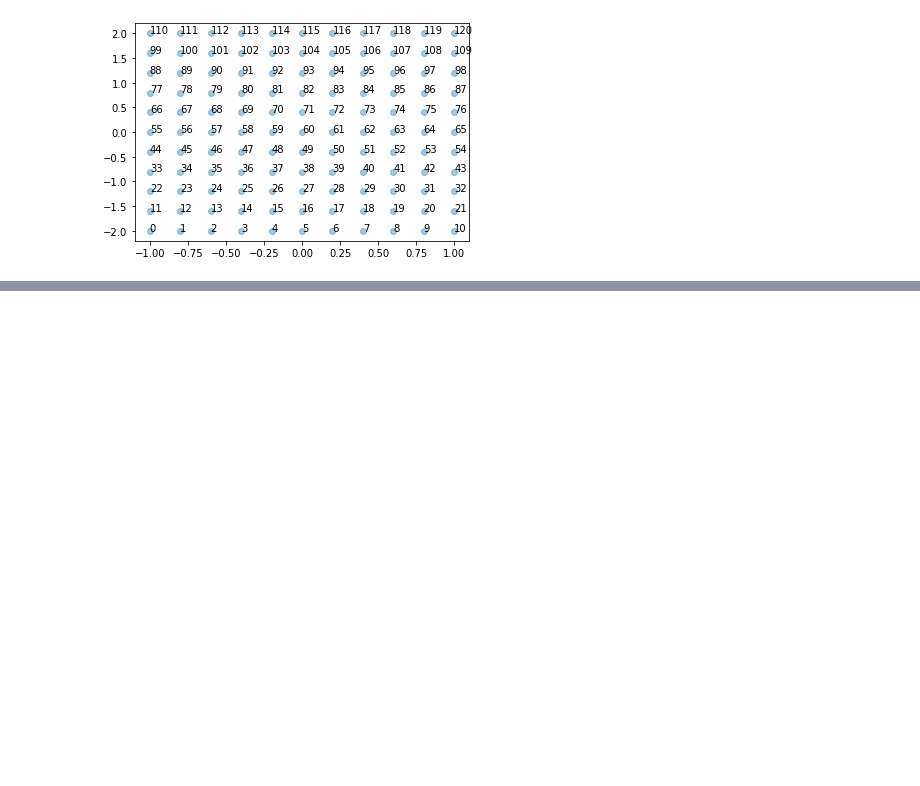
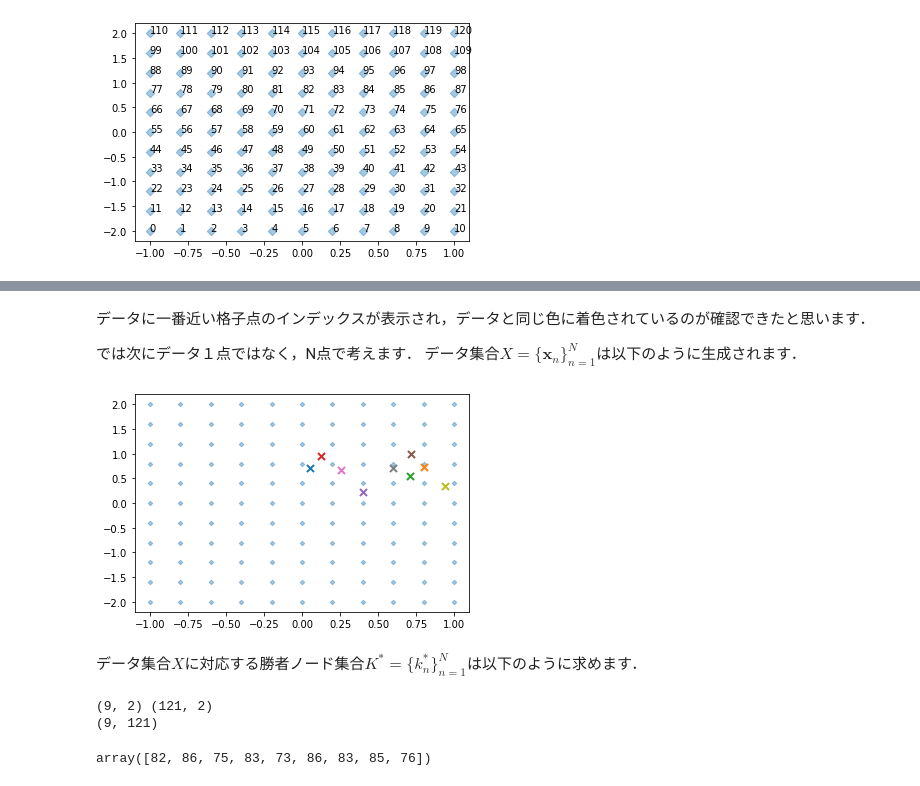
Before and after one commit to furukawa-laboratory/rookies_workout_2021, a Jupyter notebook: som/flab_techniqs.ipynb, the cells around one changed output, grey strips where cells are left out. Cells and saved outputs as stored; diff of their text form; code cells hidden in the pictures; blank space fills up the shorter version.

```diff
--- a/som/flab_techniqs.ipynb
+++ b/som/flab_techniqs.ipynb
@@ -272,0 +384,30 @@ print("")
+# %% [markdown]
+データに一番近い格子点のインデックスが表示され，データと同じ色に着色されているのが確認できたと思います．
+
+
+では次にデータ１点ではなく，N点で考えます．
+データ集合$X = \{ \mathbf{x}_n\}_{n=1}^N$は以下のように生成されます．
+# %%
+N = 9
+X = np.random.rand(N*2).reshape(N,2)
+cmap = plt.get_cmap("tab10")
+
+plt.scatter(M[:, 0], M[:, 1], alpha=0.4, marker='D', s=10)
+for n in range(N):
+    plt.scatter(X[n, 0], X[n, 1], color=cmap(n), s=50, marker='x', linewidths=2)
+# %% [output]
+[figure, added]
+# %% [markdown]
+データ集合$X$に対応する勝者ノード集合$K^* = \{ k_n^*\}_{n=1}^N$は以下のように求めます．
+# %%
+print(X.shape, M.shape)
+Dist = np.sum((X[:, None, :] - M[None, :, :])**2, axis=2)
+print(Dist.shape)
+
+K_star = np.argmin(Dist, axis=1)
+
+K_star
+# %% [output]
+(9, 2) (121, 2)
+(9, 121)
+array([82, 86, 75, 83, 73, 86, 83, 85, 76])
```
Also changed, not shown: parts of 54 cells of this notebook, 1 other file.
